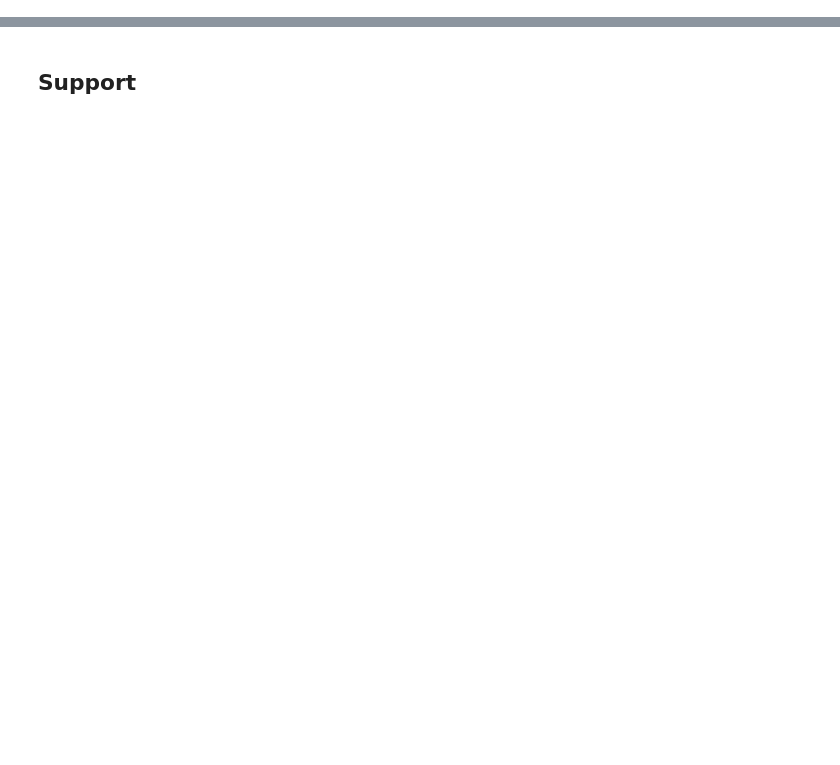
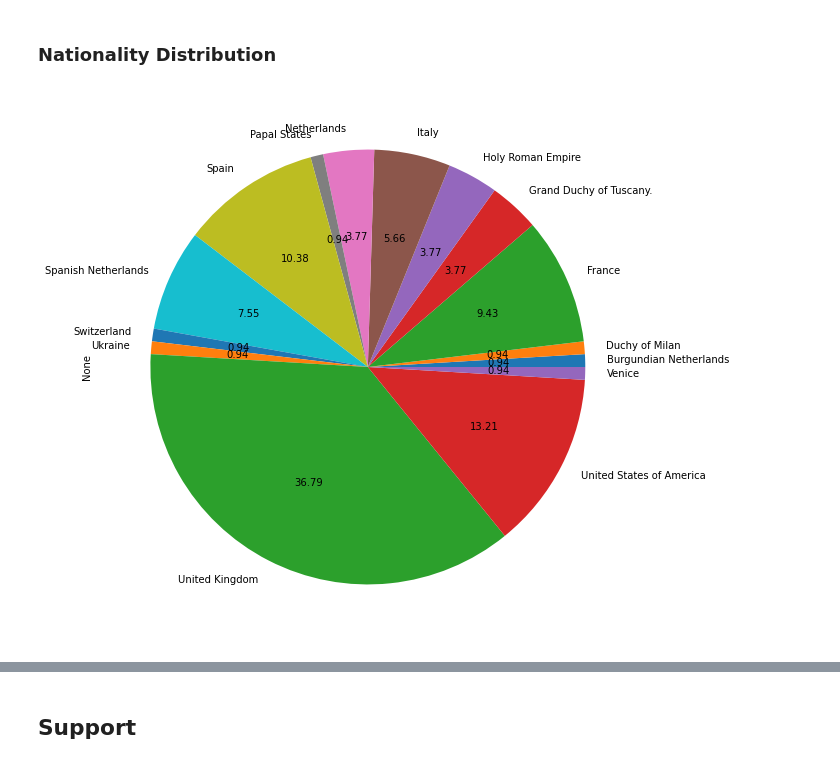
Before and after one commit to dddpt/history-digital-objects-symbolic, a Jupyter notebook: scripts/s1_model_experimentation/s2_association_rules_mining.ipynb, the cells around one changed output, grey strips where cells are left out. Drawn from its saved outputs; the diff is of its cells as text; code cells hidden in the pictures; blank space fills up the shorter version.

```diff
--- a/scripts/s1_model_experimentation/s2_association_rules_mining.ipynb
+++ b/scripts/s1_model_experimentation/s2_association_rules_mining.ipynb
@@ -0,0 +92,6 @@
+# %% [markdown]
+### Nationality Distribution
+# %%
+dog_paintings_df.groupby('nationality').size().plot(kind='pie', autopct='%.2f');
+# %% [output]
+[figure, added]
```
Also changed, not shown: parts of 34 cells of this notebook.
